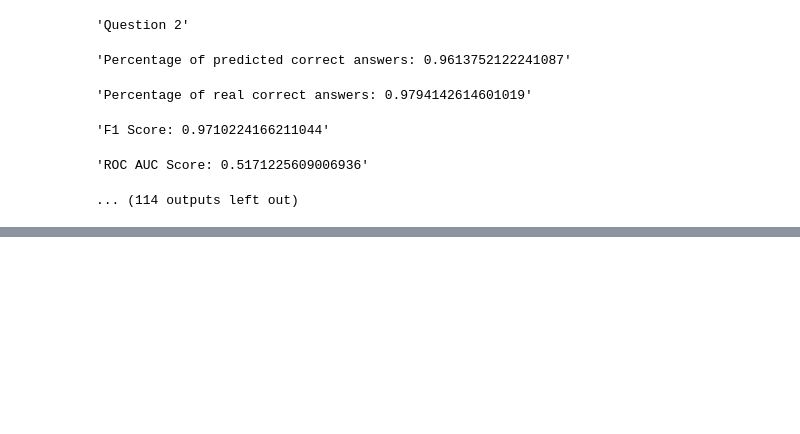
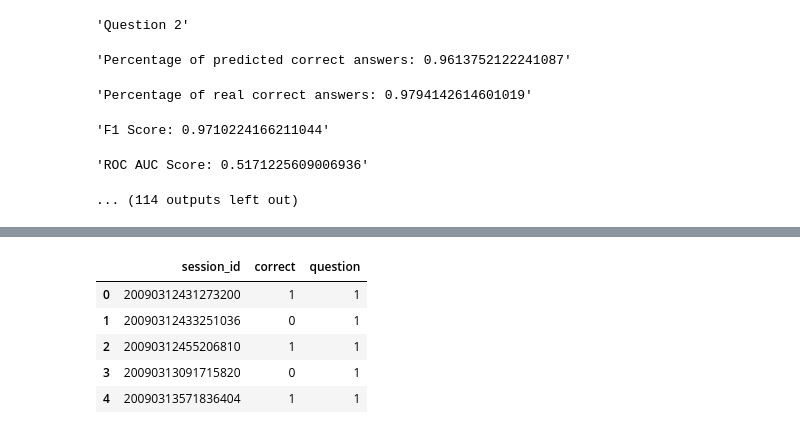
Before and after one commit to iferreiro-ml/predicting-student-performance, a Jupyter notebook: notebooks/02_baseline_log_reg_model.ipynb, the cells around one changed output, grey strips where cells are left out. Saved outputs shown, nothing was run; the diff lists cells and outputs as text; code cells hidden in the pictures; blank space fills up the shorter version.

```diff
--- a/notebooks/02_baseline_log_reg_model.ipynb
+++ b/notebooks/02_baseline_log_reg_model.ipynb
@@ -444,0 +461,9 @@ array([[  51, 1200],
+# %%
+display(labels_q[0].head())
+# %% [output]
+|  | session_id | correct | question |
+| 0 | 20090312431273200 | 1 | 1 |
+| 1 | 20090312433251036 | 0 | 1 |
+| 2 | 20090312455206810 | 1 | 1 |
+| 3 | 20090313091715820 | 0 | 1 |
+| 4 | 20090313571836404 | 1 | 1 |
```
Also changed, not shown: parts of 10 cells of this notebook, 15 other files.
